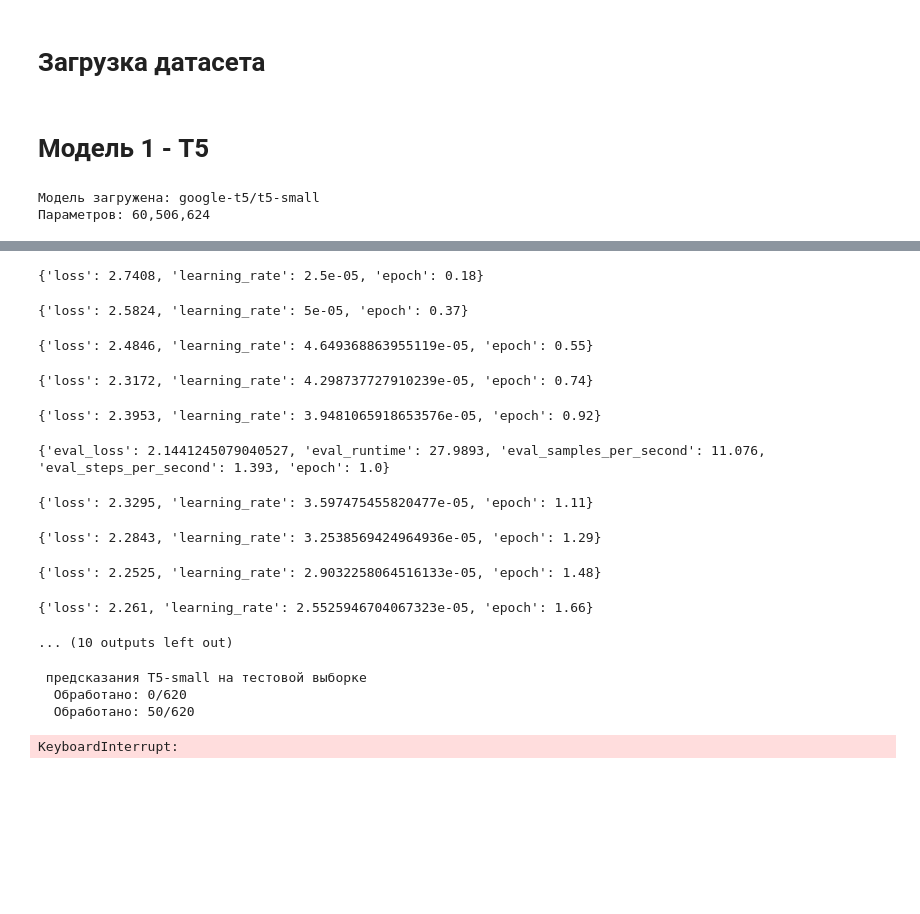
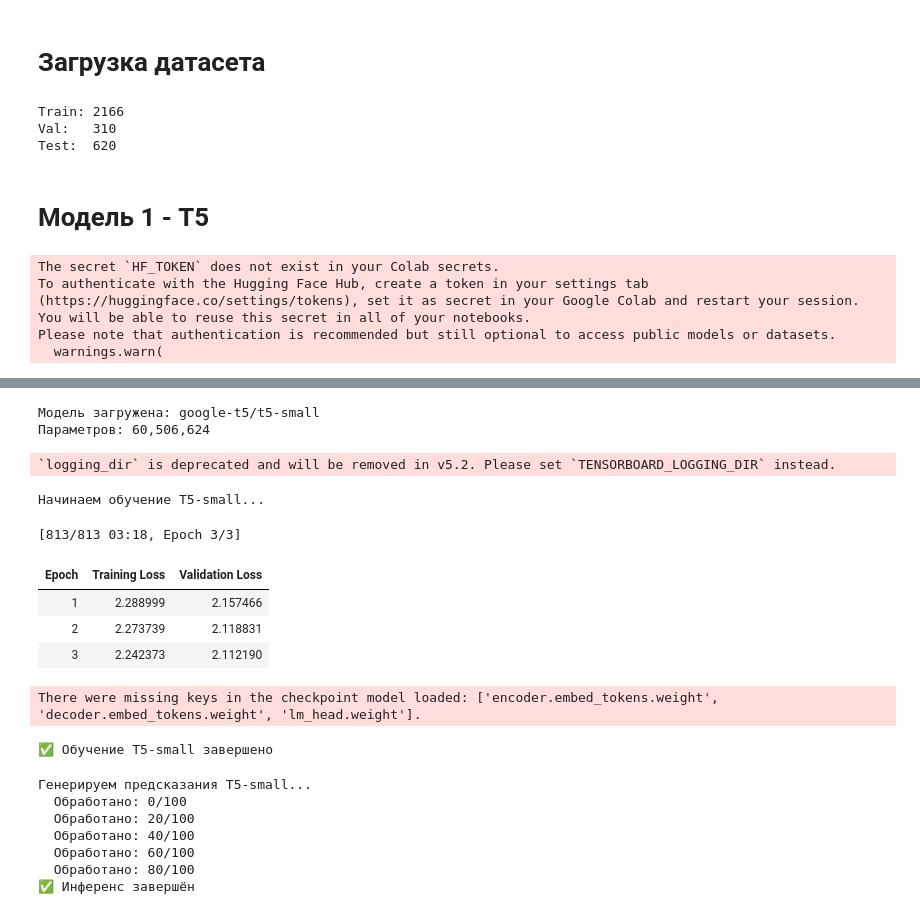
Before and after one commit to vsyroc/a_digital_department, a Jupyter notebook: lab5.ipynb, the cells around one changed output, grey strips where cells are left out. Cells and saved outputs as stored; diff of their text form; code cells hidden in the pictures; blank space fills up the shorter version.

```diff
--- a/lab5.ipynb
+++ b/lab5.ipynb
@@ -46,11 +46,18 @@ Note: you may need to restart the kernel to use updated packages.
 # %%
 import pandas as pd
 
-# Загружаем датасет из Лабы 3
-train = pd.read_csv('dataset/train.csv')
-val = pd.read_csv('dataset/val.csv')
-test = pd.read_csv('dataset/test.csv')
+train = pd.read_parquet('dataset/train.parquet')
+val = pd.read_parquet('dataset/val.parquet')
+test = pd.read_parquet('dataset/test.parquet')
 
 train = train[['transcript', 'summary']]
 val = val[['transcript', 'summary']]
 test = test[['transcript', 'summary']]
+
+print(f"Train: {len(train)}")
+print(f"Val:   {len(val)}")
+print(f"Test:  {len(test)}")
+# %% [output]
+Train: 2166
+Val:   310
+Test:  620
@@ -106,7 +115,7 @@ training_args_t5 = Seq2SeqTrainingArguments(
     weight_decay=0.01,
     logging_dir='./logs/t5-small',
     logging_steps=50,
-    evaluation_strategy='epoch',
+    eval_strategy='epoch',
     save_strategy='epoch',
     load_best_model_at_end=True,
     predict_with_generate=True,
@@ -121,7 +130,7 @@ trainer_t5 = Seq2SeqTrainer(
     args=training_args_t5,
     train_dataset=train_ds_t5,
     eval_dataset=val_ds_t5,
-    tokenizer=tokenizer_t5,
+    processing_class=tokenizer_t5,
     data_collator=data_collator_t5,
 )
 
@@ -129,5 +138,8 @@ print("Начинаем обучение T5-small...")
 trainer_t5.train()
 print("✅ Обучение T5-small завершено")
 # %% [output]
-Модель загружена: google-t5/t5-small
-Параметров: 60,506,624
+The secret `HF_TOKEN` does not exist in your Colab secrets.
+To authenticate with the Hugging Face Hub, create a token in your settings tab (https://huggingface.co/settings/tokens), set it as secret in your Google Colab and restart your session.
+You will be able to reuse this secret in all of your notebooks.
+Please note that authentication is recommended but still optional to access public models or datasets.
+  warnings.warn(
@@ -135,14 +148,14 @@ print("✅ Обучение T5-small завершено")
-{'loss': 2.7408, 'learning_rate': 2.5e-05, 'epoch': 0.18}
+Модель загружена: google-t5/t5-small
+Параметров: 60,506,624
-{'loss': 2.5824, 'learning_rate': 5e-05, 'epoch': 0.37}
+`logging_dir` is deprecated and will be removed in v5.2. Please set `TENSORBOARD_LOGGING_DIR` instead.
-{'loss': 2.4846, 'learning_rate': 4.649368863955119e-05, 'epoch': 0.55}
+Начинаем обучение T5-small...
-{'loss': 2.3172, 'learning_rate': 4.298737727910239e-05, 'epoch': 0.74}
+[813/813 03:18, Epoch 3/3]
+| Epoch | Training Loss | Validation Loss |
+| 1 | 2.288999 | 2.157466 |
+| 2 | 2.273739 | 2.118831 |
+| 3 | 2.242373 | 2.112190 |
-{'loss': 2.3953, 'learning_rate': 3.9481065918653576e-05, 'epoch': 0.92}
+There were missing keys in the checkpoint model loaded: ['encoder.embed_tokens.weight', 'decoder.embed_tokens.weight', 'lm_head.weight'].
-{'eval_loss': 2.1441245079040527, 'eval_runtime': 27.9893, 'eval_samples_per_second': 11.076, 'eval_steps_per_second': 1.393, 'epoch': 1.0}
+✅ Обучение T5-small завершено
-{'loss': 2.3295, 'learning_rate': 3.597475455820477e-05, 'epoch': 1.11}
-{'loss': 2.2843, 'learning_rate': 3.2538569424964936e-05, 'epoch': 1.29}
-{'loss': 2.2525, 'learning_rate': 2.9032258064516133e-05, 'epoch': 1.48}
-{'loss': 2.261, 'learning_rate': 2.5525946704067323e-05, 'epoch': 1.66}
-... (10 outputs left out)
 # %%
 import numpy as np
 
@@ -166,22 +179,28 @@ def generate_summary(model, tokenizer, text, prefix="summarize: ", max_input=512
 model_t5.eval()
 model_t5.to('cuda' if torch.cuda.is_available() else 'cpu')
 
-print(" предсказания T5-small на тестовой выборке")
+# Берём только 100 записей для оценки
+test_sample = test.sample(100, random_state=42).reset_index(drop=True)
+
+print("Генерируем предсказания T5-small...")
 
 predictions_t5 = []
 references_t5 = []
 
-for i, row in test.iterrows():
+for i, row in test_sample.iterrows():
     pred = generate_summary(model_t5, tokenizer_t5, row['transcript'])
     predictions_t5.append(pred)
     references_t5.append(row['summary'])
 
-    if i % 50 == 0:
-        print(f"  Обработано: {i}/{len(test)}")
+    if i % 20 == 0:
+        print(f"  Обработано: {i}/100")
 
 print("✅ Инференс завершён")
 # %% [output]
- предсказания T5-small на тестовой выборке
-  Обработано: 0/620
-  Обработано: 50/620
+Генерируем предсказания T5-small...
+  Обработано: 0/100
+  Обработано: 20/100
+  Обработано: 40/100
+  Обработано: 60/100
+  Обработано: 80/100
+✅ Инференс завершён
-KeyboardInterrupt:
```
Also changed, not shown: parts of 17 cells of this notebook.
